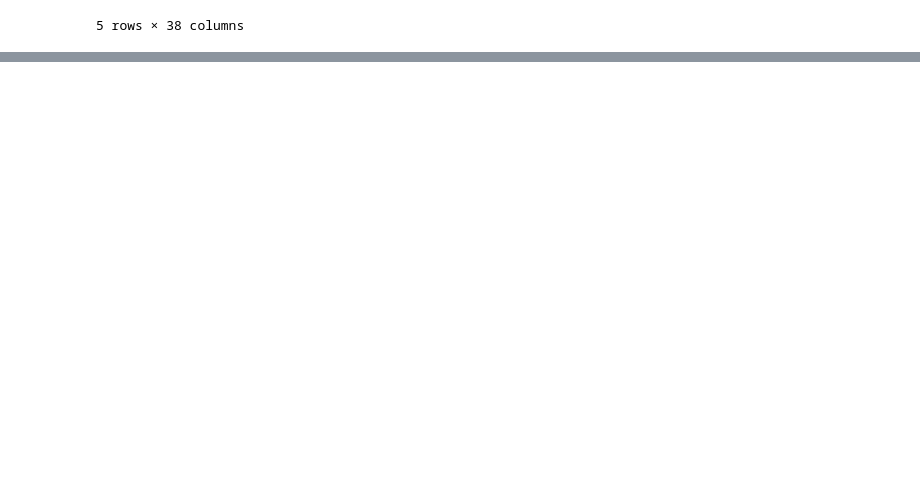
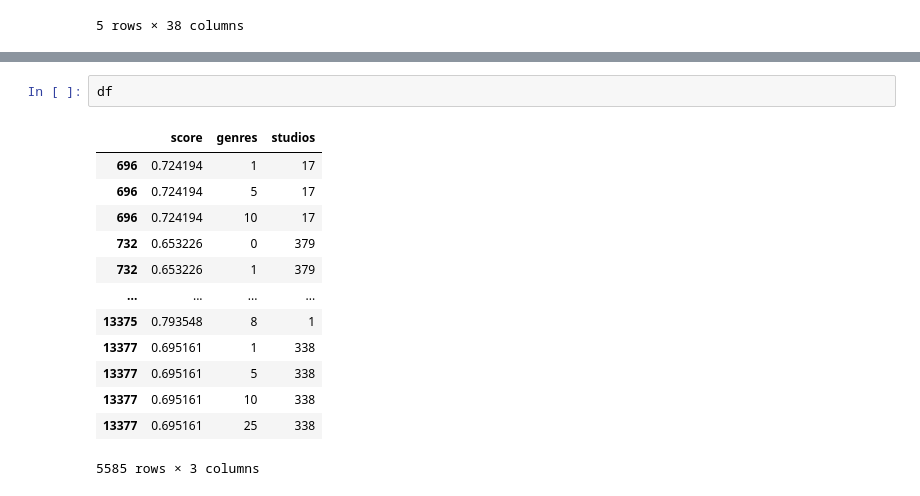
Before and after one commit to Phanuruj3146/AniMatch, a Jupyter notebook: kmeans.ipynb, the cells around one changed output, grey strips where cells are left out. Saved outputs shown, nothing was run; the diff lists cells and outputs as text; blank space fills up the shorter version.

```diff
--- a/kmeans.ipynb
+++ b/kmeans.ipynb
@@ -86,3 +109,19 @@ KMeans(n_clusters=3)
+# %%
+df
+# %% [output]
+|  | score | genres | studios |
+| 696 | 0.724194 | 1 | 17 |
+| 696 | 0.724194 | 5 | 17 |
+| 696 | 0.724194 | 10 | 17 |
+| 732 | 0.653226 | 0 | 379 |
+| 732 | 0.653226 | 1 | 379 |
+| ... | ... | ... | ... |
+| 13375 | 0.793548 | 8 | 1 |
+| 13377 | 0.695161 | 1 | 338 |
+| 13377 | 0.695161 | 5 | 338 |
+| 13377 | 0.695161 | 10 | 338 |
+| 13377 | 0.695161 | 25 | 338 |
+5585 rows × 3 columns
 # %%
 k_meansclus = range(1,10)
 sse = []
```
Also changed, not shown: parts of 13 cells of this notebook.
